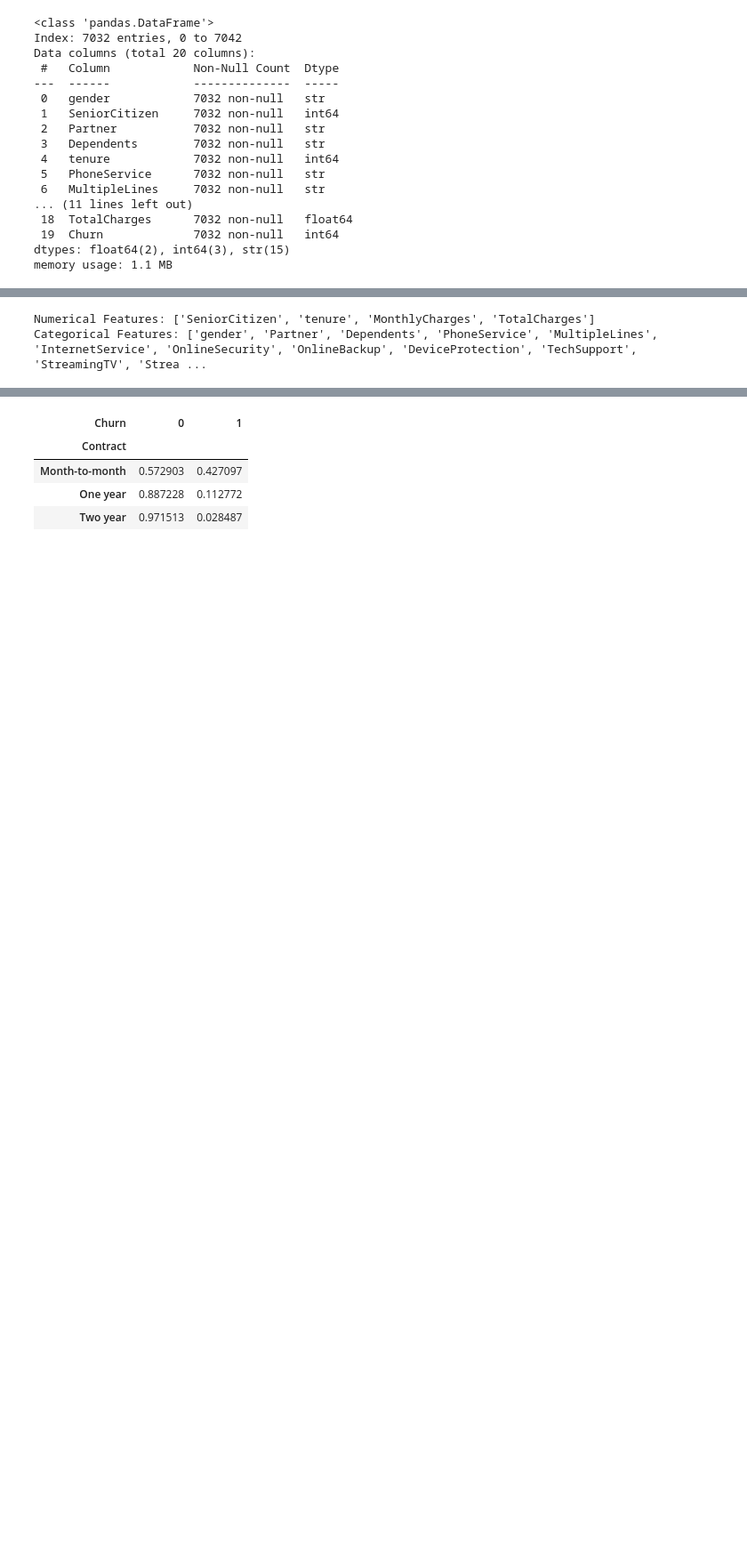
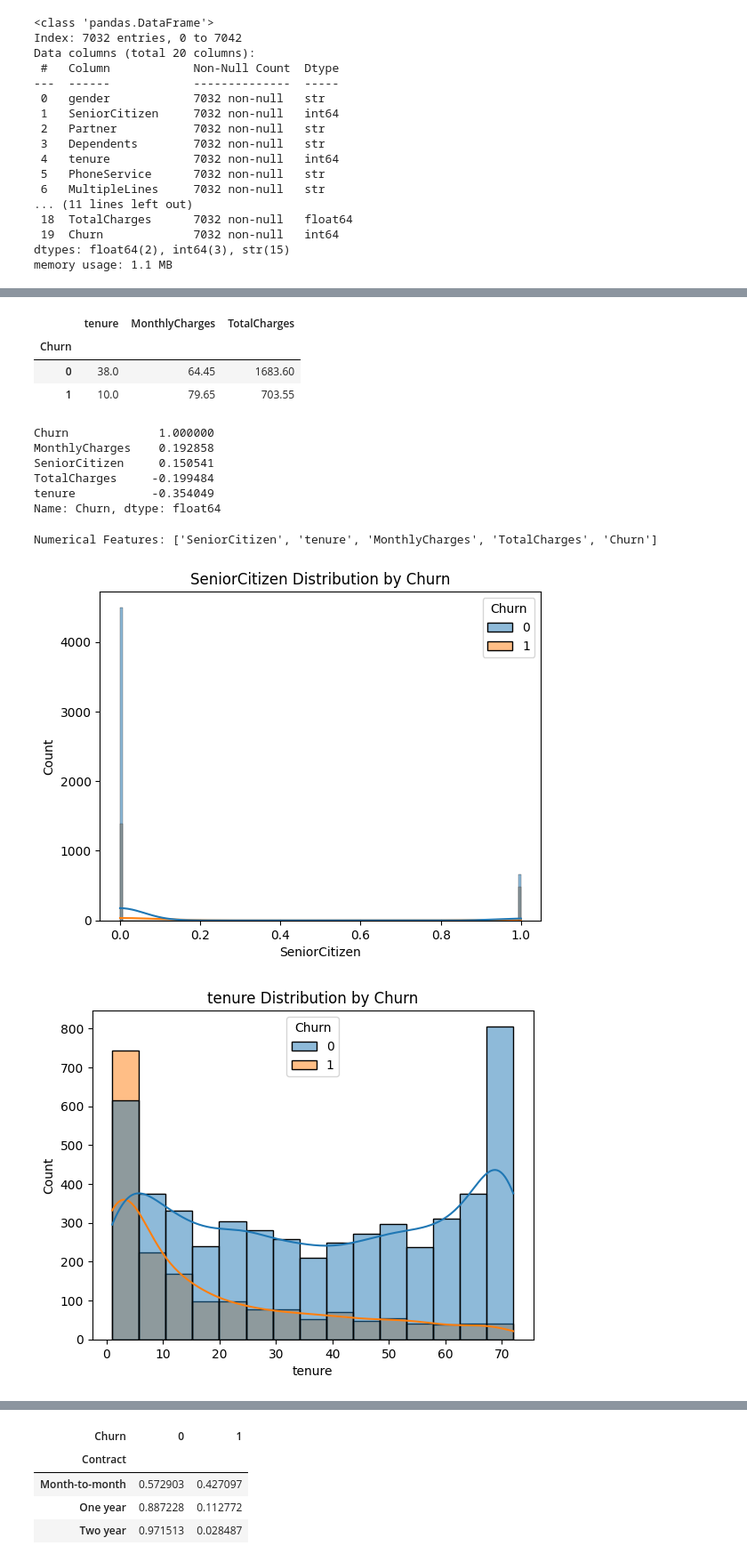
Before and after one commit to Narf-stack/customer-churn-ai, a Jupyter notebook: ml/notebooks/01_eda.ipynb, the cells around one changed output, grey strips where cells are left out. Shown at 89% size. Cells and saved outputs as stored; diff of their text form; code cells hidden in the pictures; blank space fills up the shorter version.

```diff
--- a/ml/notebooks/01_eda.ipynb
+++ b/ml/notebooks/01_eda.ipynb
@@ -85,9 +144,40 @@ memory usage: 1.1 MB
+# %%
+df.groupby("Churn")[["tenure", "MonthlyCharges", "TotalCharges"]].median()
+# %% [output]
+|  | tenure | MonthlyCharges | TotalCharges |
+| Churn |  |  |  |
+| 0 | 38.0 | 64.45 | 1683.60 |
+| 1 | 10.0 | 79.65 | 703.55 |
+# %%
+#Correlation Matrix
+#
+df.corr(numeric_only=True)["Churn"].sort_values(ascending=False)
+# %% [output]
+Churn             1.000000
+MonthlyCharges    0.192858
+SeniorCitizen     0.150541
+TotalCharges     -0.199484
+tenure           -0.354049
+Name: Churn, dtype: float64
 # %%
 numerical_features = df.select_dtypes(include=["int64", "float64"]).columns.tolist()
-categorical_features = df.select_dtypes(include=["object", "string"]).columns.tolist()
-numerical_features.remove("Churn")
 print("Numerical Features:", numerical_features)
-print("Categorical Features:", categorical_features)
 # %% [output]
-Numerical Features: ['SeniorCitizen', 'tenure', 'MonthlyCharges', 'TotalCharges']
-Categorical Features: ['gender', 'Partner', 'Dependents', 'PhoneService', 'MultipleLines', 'InternetService', 'OnlineSecurity', 'OnlineBackup', 'DeviceProtection', 'TechSupport', 'StreamingTV', 'Strea ...
+Numerical Features: ['SeniorCitizen', 'tenure', 'MonthlyCharges', 'TotalCharges', 'Churn']
+# %%
+# Modeling intuition :
+# - Do churners spend more?
+# -  Do churners have lower tenure?
+# - Are distributions separable?
+
+
+import seaborn as sns
+
+for col in numerical_features:
+  plt.figure()
+  sns.histplot(data=df, x=col, hue="Churn", kde=True)
+  plt.title(f"{col} Distribution by Churn")
+  plt.show()
+# %% [output]
+[figure, added]
+[figure, added]
```
Also changed, not shown: parts of 23 cells of this notebook.
